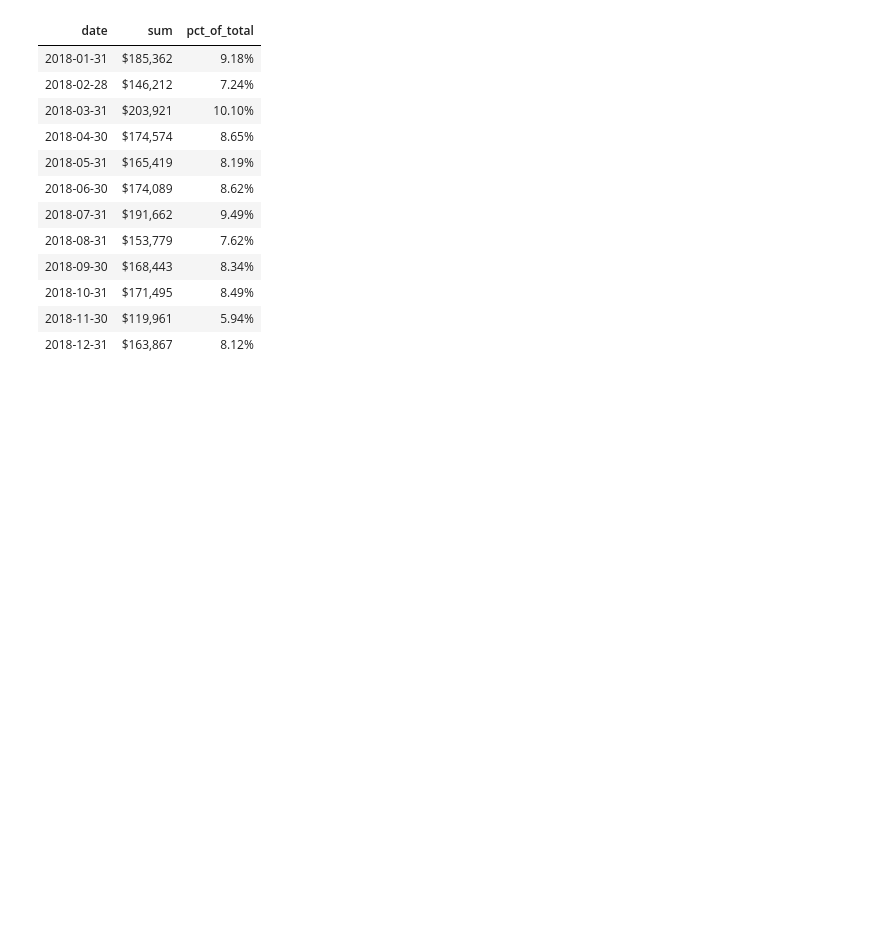
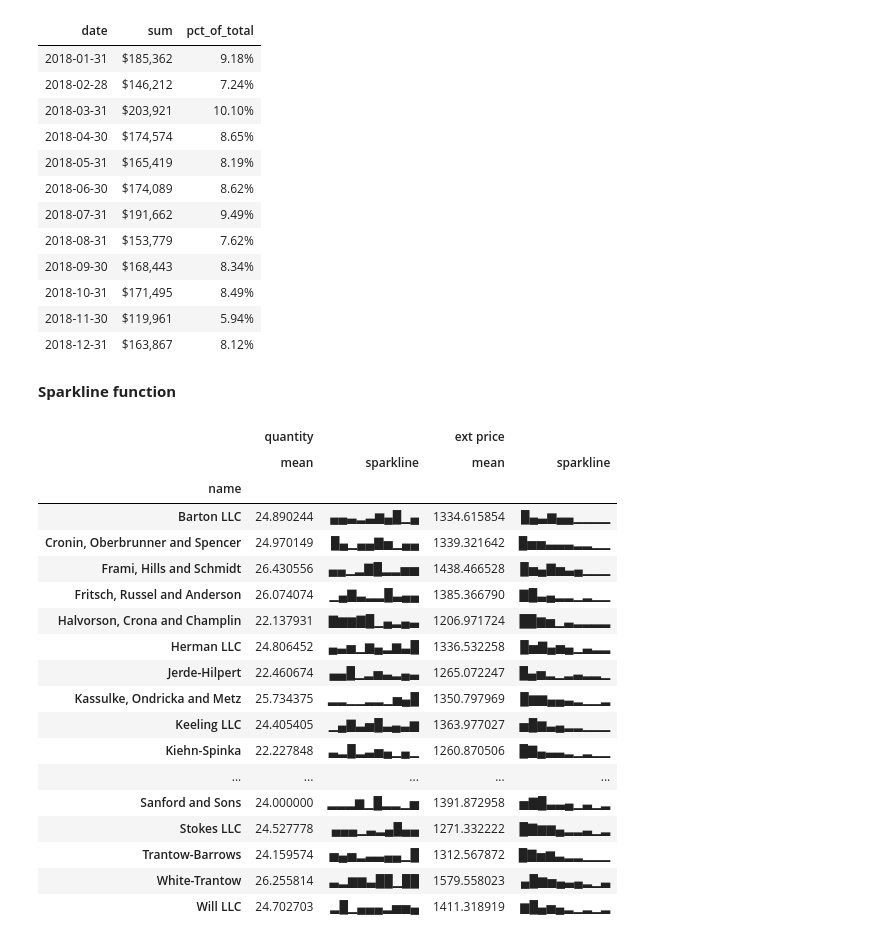
Before and after one commit to SwimmingInCodes/dataAnalysis, a Jupyter notebook: pandas/pandas_style.ipynb, the cells around one changed output. Saved outputs shown, nothing was run; the diff lists cells and outputs as text; code cells hidden in the pictures; blank space fills up the shorter version.

```diff
--- a/pandas/pandas_style.ipynb
+++ b/pandas/pandas_style.ipynb
@@ -15,7 +15,7 @@ InteractiveShell.ast_node_interactivity='all'
 # pd.options.display.float_format='{:,.2f}'.format
 pd.set_option('display.max_colwidth', None)
 # %%
-df = pd.read_excel('2018_Sales_Total.xlsx')
+df = pd.read_excel('./data/2018_Sales_Total.xlsx')
 df.head()
 df.info()
 # %% [output]
@@ -317,3 +317,37 @@ monthly_sales_3
 | 2018-10-31 | $171,495 | 8.49% |
 | 2018-11-30 | $119,961 | 5.94% |
 | 2018-12-31 | $163,867 | 8.12% |
+# %% [markdown]
+**Sparkline function**
+# %%
+from sparklines import sparklines
+
+def sparkline_str(x):
+    bins=np.histogram(x)[0]
+    sl = ''.join(sparklines(bins))
+    return sl
+
+
+sparkline_str.__name__ = "sparkline"
+# %%
+df.groupby(['name'])['quantity', 'ext price'].agg(['mean', sparkline_str])
+# %% [output]
+|  | quantity |  | ext price |  |
+|  | mean | sparkline | mean | sparkline |
+| name |  |  |  |  |
+| Barton LLC | 24.890244 | ▄▄▃▂▃▆▄█▁▄ | 1334.615854 | █▄▃▆▄▄▁▁▁▁ |
+| Cronin, Oberbrunner and Spencer | 24.970149 | █▄▁▄▄▇▅▁▄▄ | 1339.321642 | █▅▅▃▃▃▂▂▁▁ |
+| Frami, Hills and Schmidt | 26.430556 | ▄▄▁▂▇█▂▂▅▅ | 1438.466528 | █▅▄▇▅▃▄▁▁▁ |
+| Fritsch, Russel and Anderson | 26.074074 | ▁▄▇▃▂▂█▃▄▄ | 1385.366790 | ▇█▃▄▂▂▁▂▁▁ |
+| Halvorson, Crona and Champlin | 22.137931 | ▇▆▆▇█▁▄▂▄▃ | 1206.971724 | ██▆▅▁▃▂▂▂▂ |
+| Herman LLC | 24.806452 | ▄▃▅▁▆▄▂▆▃█ | 1336.532258 | █▅▇▄▅▄▁▃▂▂ |
+| Jerde-Hilpert | 22.460674 | ▄▄█▁▂▅▃▂▄▃ | 1265.072247 | █▄▅▂▁▂▃▂▂▁ |
+| Kassulke, Ondricka and Metz | 25.734375 | ▂▂▁▁▂▂▁▅▄█ | 1350.797969 | █▆▆▄▄▃▂▁▁▂ |
+| Keeling LLC | 24.405405 | ▁▄▇▃▅█▃▄▃▆ | 1363.977027 | ▅█▆▃▄▂▂▁▁▁ |
+| Kiehn-Spinka | 22.227848 | ▃▂█▂▃▅▄▁▄▁ | 1260.870506 | █▇▄▃▃▂▁▂▁▁ |
+| ... | ... | ... | ... | ... |
+| Sanford and Sons | 24.000000 | ▂▂▂▆▁█▂▂▁▅ | 1391.872958 | ▅▇█▃▃▄▁▃▁▂ |
+| Stokes LLC | 24.527778 | ▄▄▄▁▃▂▄█▄▄ | 1271.332222 | █▇▆▆▄▂▂▃▁▂ |
+| Trantow-Barrows | 24.159574 | ▅▄▅▂▃▃▄▄▁█ | 1312.567872 | █▇▅▆▃▂▂▁▁▁ |
+| White-Trantow | 26.255814 | ▃▂▆▆▃██▁██ | 1579.558023 | ▄█▆▅▄▃▄▂▁▃ |
+| Will LLC | 24.702703 | ▂█▁▄▄▄▂▅▅▄ | 1411.318919 | ▆█▄▅▄▂▁▂▁▂ |
```
